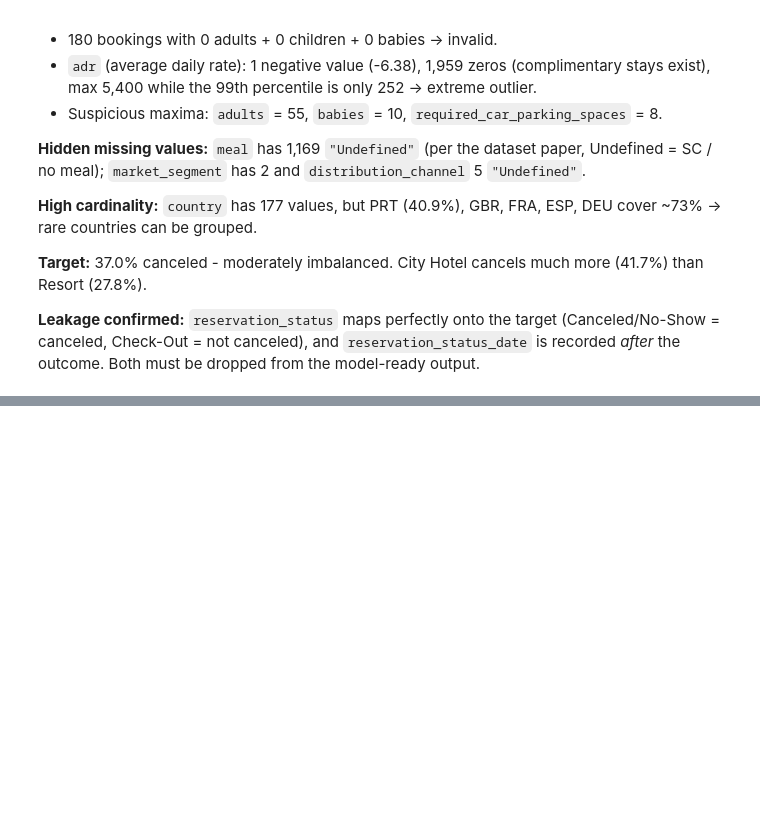
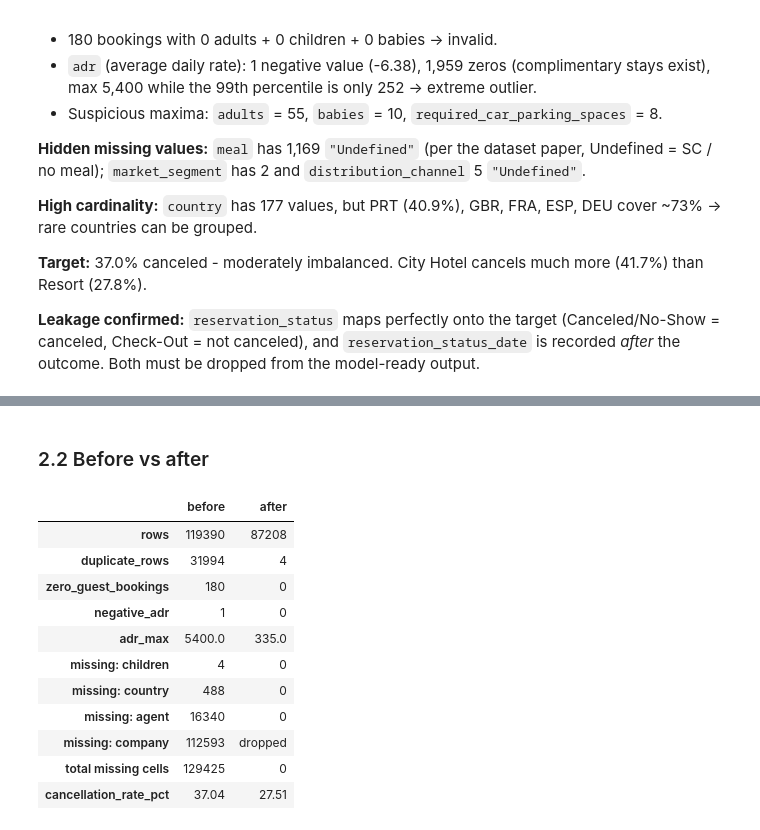
Before and after one commit to Krishna141414/hotel-booking-preprocessing, a Jupyter notebook: notebooks/eda.ipynb, the cells around one changed output, grey strips where cells are left out. Cells and saved outputs as stored; diff of their text form; code cells hidden in the pictures; blank space fills up the shorter version.

```diff
--- a/notebooks/eda.ipynb
+++ b/notebooks/eda.ipynb
@@ -255,0 +301,17 @@ So the large gaps are *structural* ("not applicable"), not random - which drives
+# %% [markdown]
+### 2.2 Before vs after
+# %%
+before_after_summary(df, clean_df)
+# %% [output]
+|  | before | after |
+| rows | 119390 | 87208 |
+| duplicate_rows | 31994 | 4 |
+| zero_guest_bookings | 180 | 0 |
+| negative_adr | 1 | 0 |
+| adr_max | 5400.0 | 335.0 |
+| missing: children | 4 | 0 |
+| missing: country | 488 | 0 |
+| missing: agent | 16340 | 0 |
+| missing: company | 112593 | dropped |
+| total missing cells | 129425 | 0 |
+| cancellation_rate_pct | 37.04 | 27.51 |
```
Also changed, not shown: parts of 15 cells of this notebook, 7 other files.
